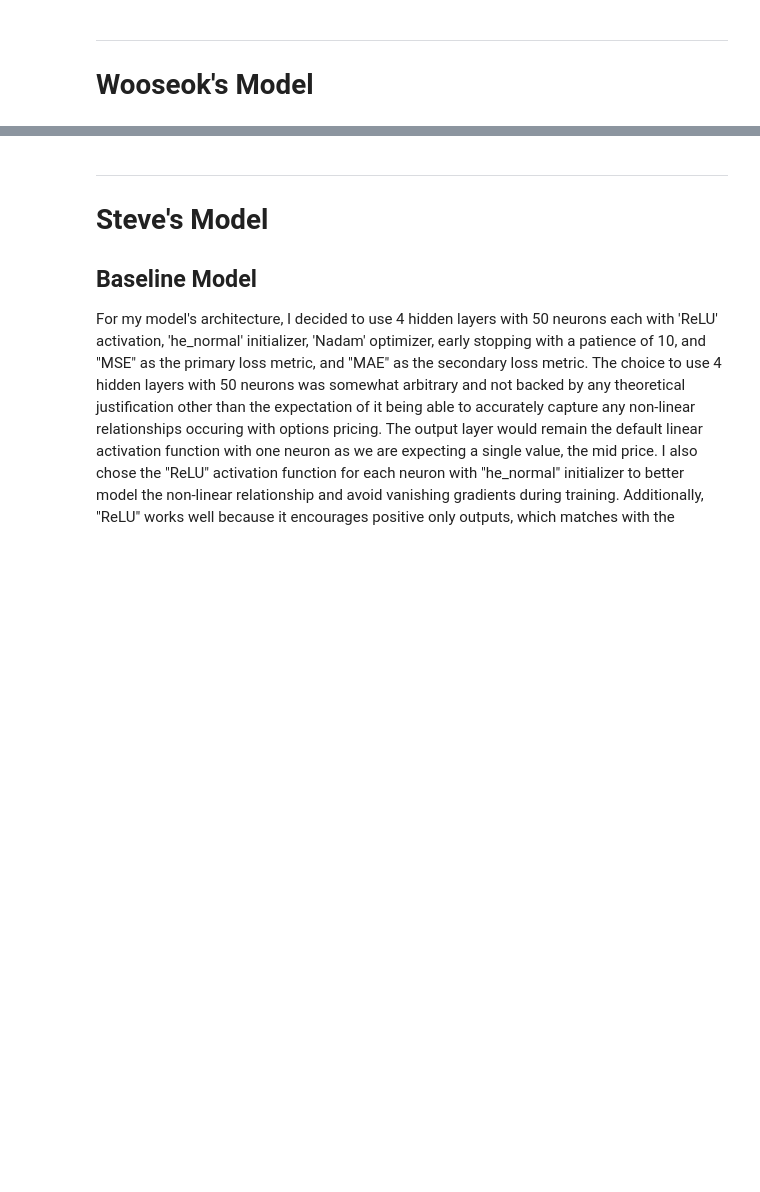
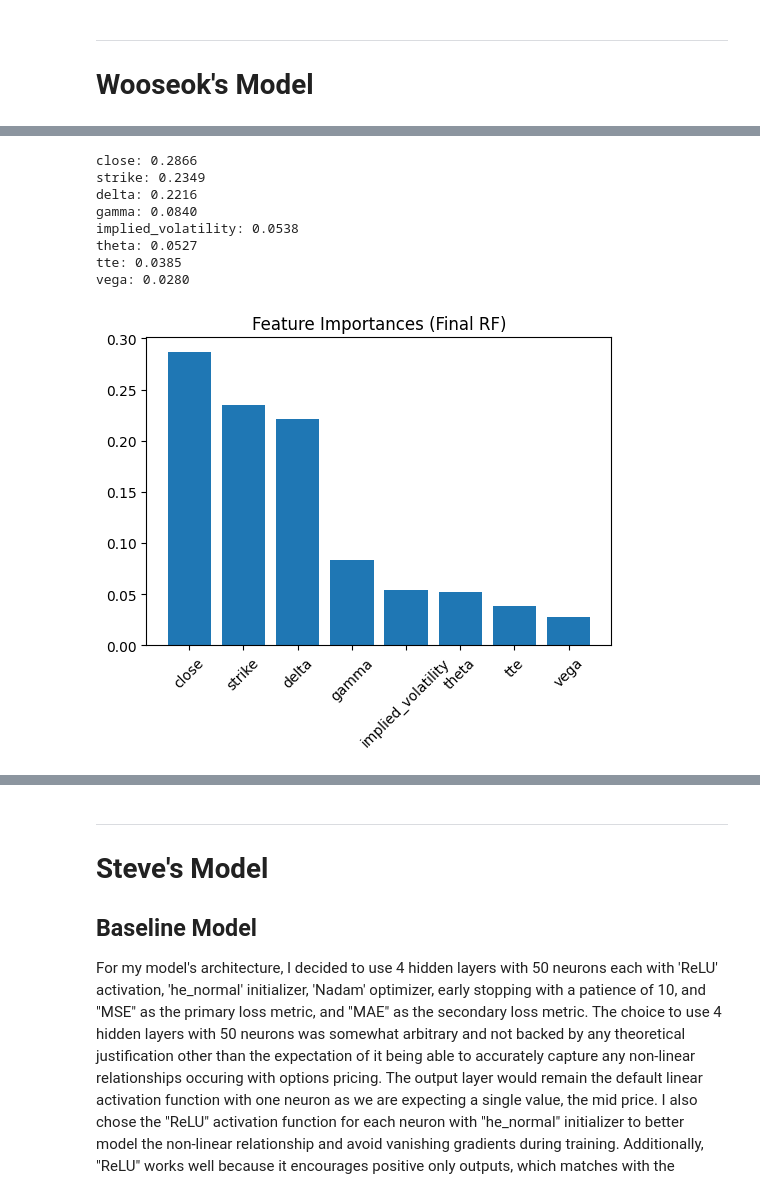
Before and after one commit to jakuokuo/CFRM521_FinalProject, a Jupyter notebook: Final_Report.ipynb, the cells around one changed output, grey strips where cells are left out. Cells and saved outputs as stored; diff of their text form; code cells hidden in the pictures; blank space fills up the shorter version.

```diff
--- a/Final_Report.ipynb
+++ b/Final_Report.ipynb
@@ -392,0 +732,23 @@ Andreou, P. C., Charalambous, C., & Martzoukos, S. H. (2010). European option pr
+# %%
+importances_final = final_rf.feature_importances_
+feature_names = X_train.columns
+indices = np.argsort(importances_final)[::-1]
+for idx in indices:
+    print(f"{feature_names[idx]}: {importances_final[idx]:.4f}")
+
+
+plt.figure(figsize=(6, 4))
+plt.bar(range(len(importances_final)), importances_final[indices], align="center")
+plt.xticks(range(len(importances_final)), [feature_names[i] for i in indices], rotation=45)
+plt.title("Feature Importances (Final RF)")
+plt.show()
+# %% [output]
+close: 0.2866
+strike: 0.2349
+delta: 0.2216
+gamma: 0.0840
+implied_volatility: 0.0538
+theta: 0.0527
+tte: 0.0385
+vega: 0.0280
+[figure, added]
```
Also changed, not shown: parts of 94 cells of this notebook.
